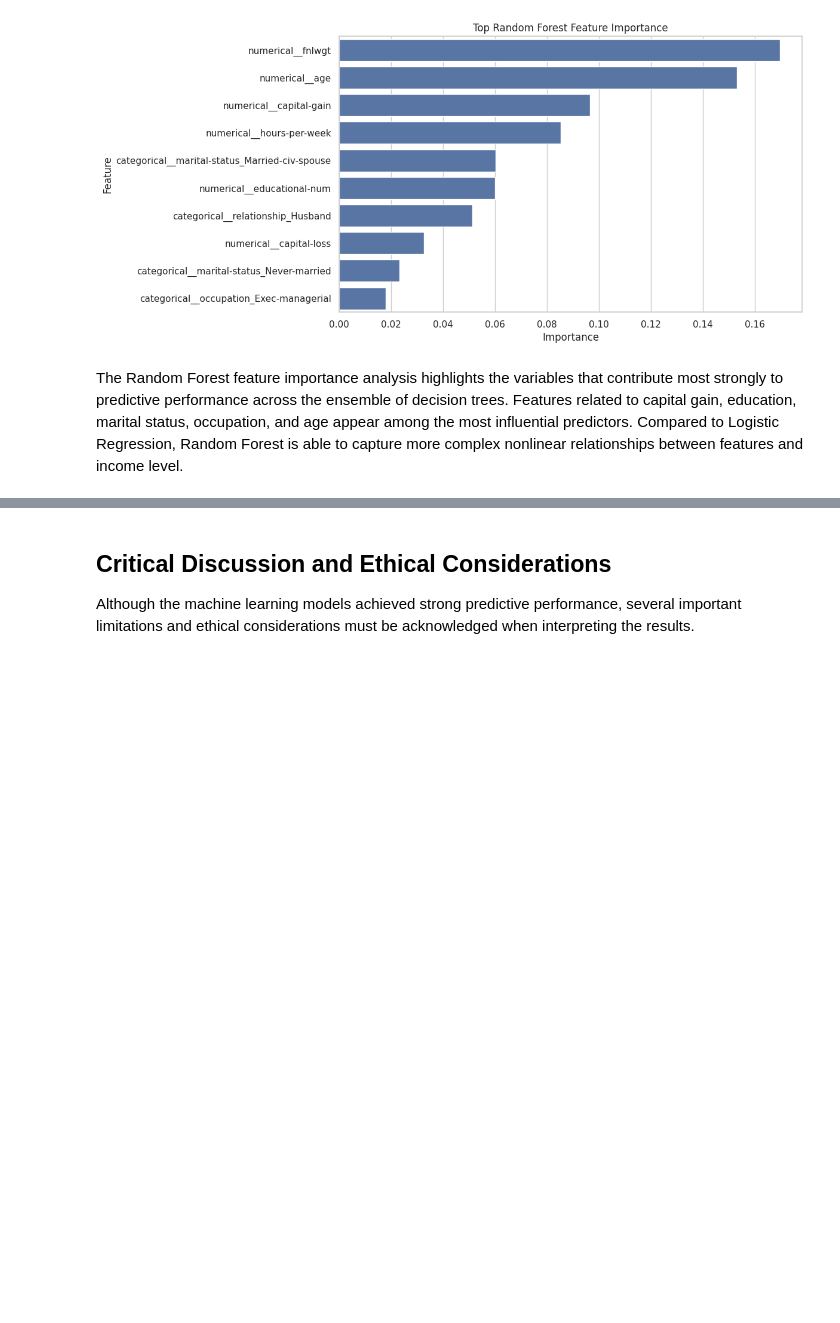
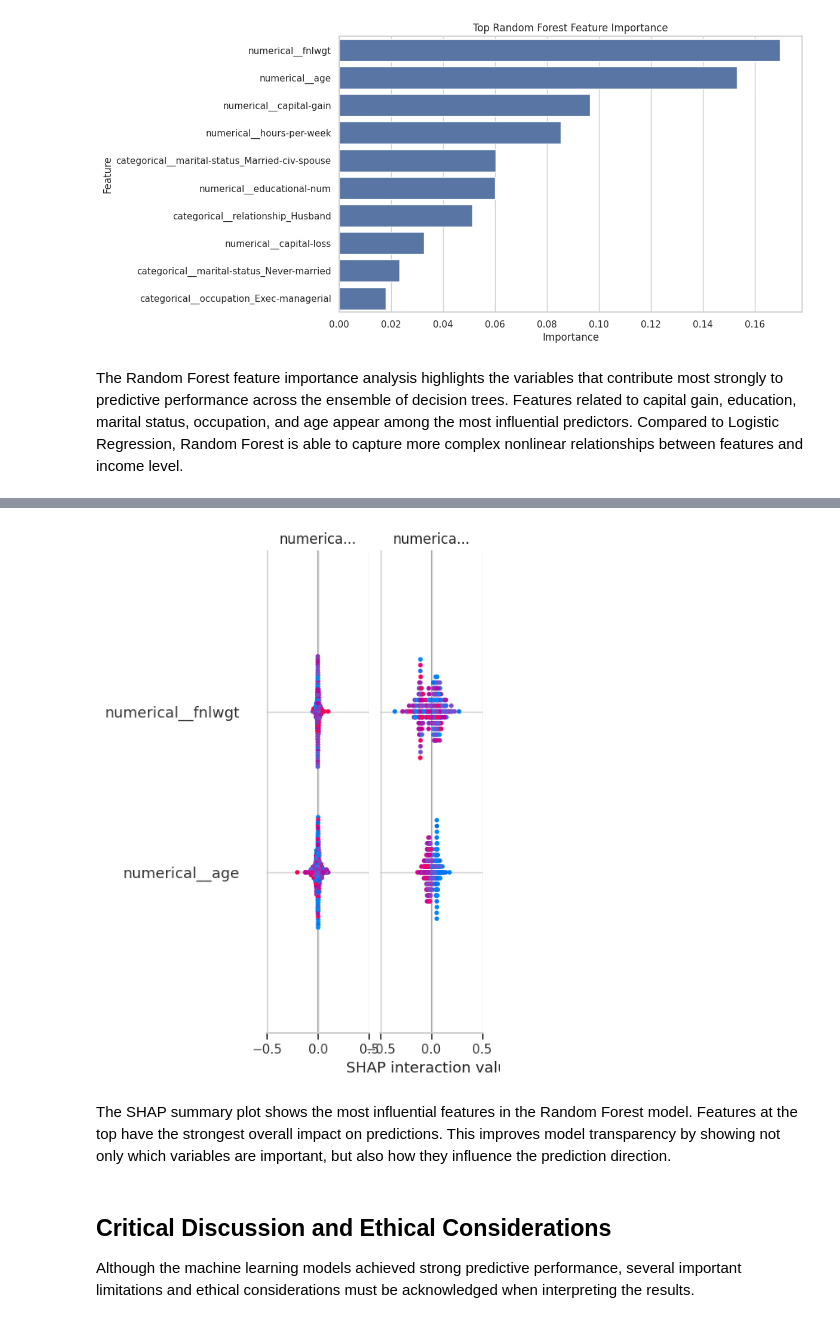
Before and after one commit to dantawalli/Adult-census-income-ML-project, a Jupyter notebook: adult_income_responsible_ai.ipynb, the cells around one changed output, grey strips where cells are left out. Drawn from its saved outputs; the diff is of its cells as text; code cells hidden in the pictures; blank space fills up the shorter version.

```diff
--- a/adult_income_responsible_ai.ipynb
+++ b/adult_income_responsible_ai.ipynb
@@ -1409,3 +1422,32 @@ The Random Forest feature importance analysis highlights the variables that cont
+# %%
+best_rf_pipeline = random_forest_grid_search.best_estimator_
+
+preprocessor = best_rf_pipeline.named_steps["preprocessor"]
+rf_model = best_rf_pipeline.named_steps["classifier"]
+
+X_shap_transformed = preprocessor.transform(X_shap_sample)
+# %%
+if hasattr(X_shap_transformed, "toarray"):
+    X_shap_transformed = X_shap_transformed.toarray()
+# %%
+feature_names = preprocessor.get_feature_names_out()
+# %%
+explainer = shap.TreeExplainer(rf_model)
+
+shap_values = explainer.shap_values(
+    X_shap_transformed
+)
+# %%
+shap.summary_plot(
+    shap_values,
+    X_shap_transformed,
+    feature_names=feature_names,
+    show=True
+)
+# %% [output]
+[figure, added]
+# %% [markdown]
+The SHAP summary plot shows the most influential features in the Random Forest model. Features at the top have the strongest overall impact on predictions. This improves model transparency by showing not only which variables are important, but also how they influence the prediction direction.
 # %% [markdown]
 ## Critical Discussion and Ethical Considerations
 
```
Also changed, not shown: parts of 5 cells of this notebook.
